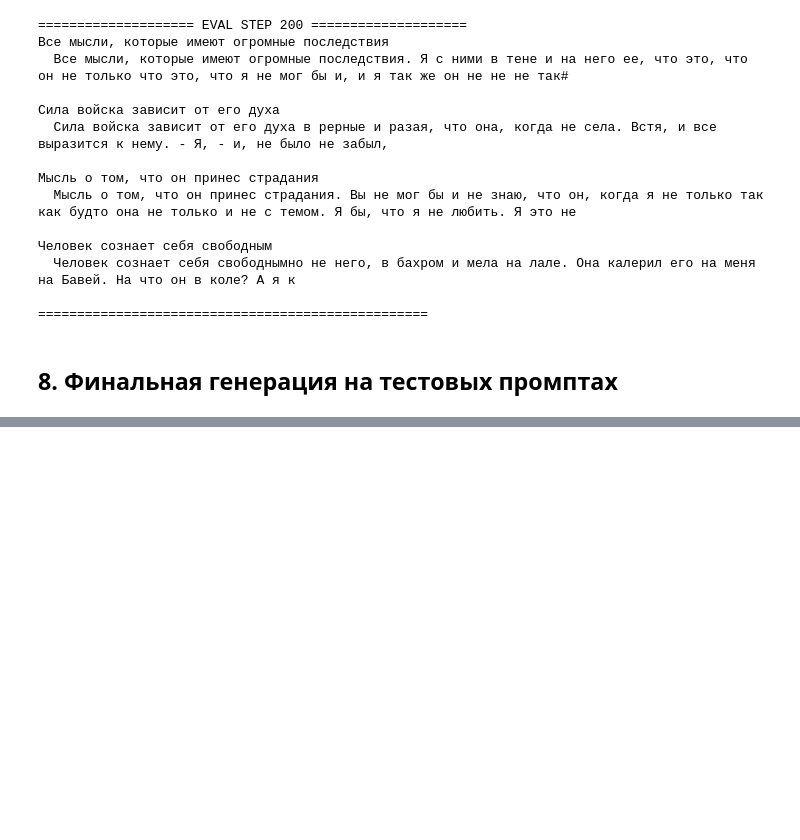
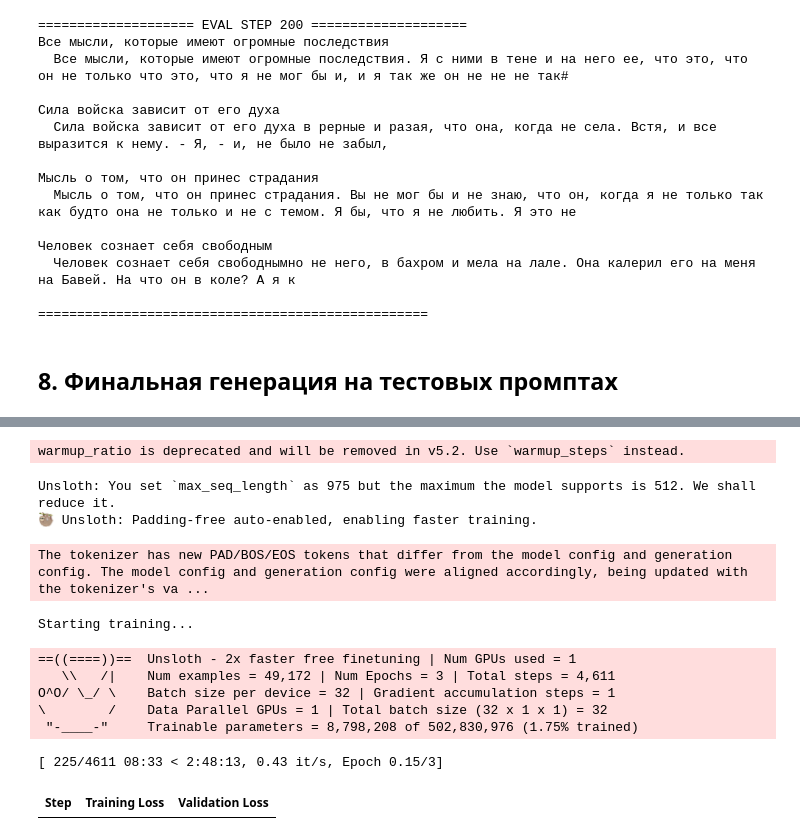
Before and after one commit to ShatunovEvgeniy/LLM_Pre-train-and-SFT, a Jupyter notebook: training.ipynb, the cells around one changed output, grey strips where cells are left out. Drawn from its saved outputs; the diff is of its cells as text; code cells hidden in the pictures; blank space fills up the shorter version.

```diff
--- a/training.ipynb
+++ b/training.ipynb
@@ -355,0 +574,60 @@ for prompt in test_prompts:
+# %%
+training_args = SFTConfig(
+    output_dir=OUTPUT_DIR,
+    num_train_epochs=NUM_EPOCHS,
+    per_device_train_batch_size=32,
+    per_device_eval_batch_size=32,
+    learning_rate=2e-4,
+    warmup_ratio=0.1,
+    logging_steps=20,
+    eval_strategy="steps",
+    eval_steps=300,
+    save_strategy="steps",
+    save_steps=300,
+    save_total_limit=3,
+    load_best_model_at_end=True,
+    metric_for_best_model="eval_loss",
+    greater_is_better=False,
+    optim="adamw_8bit",
+    fp16=not is_bfloat16_supported(),
+    bf16=is_bfloat16_supported(),
+    gradient_accumulation_steps=1,
+    max_grad_norm=1.0,
+    weight_decay=0.01,
+    dataloader_num_workers=4,
+    dataloader_prefetch_factor=NUM_WORKERS,
+    dataloader_persistent_workers=True,
+    report_to="none",
+    seed=SEED,
+    dataset_text_field="text",
+    max_seq_length=MAX_SEQ_LENGTH,
+    packing=False,
+)
+# %% [output]
+warmup_ratio is deprecated and will be removed in v5.2. Use `warmup_steps` instead.
+# %%
+trainer = SFTTrainer(
+    model=model,
+    tokenizer=tokenizer,
+    train_dataset=train_dataset,
+    eval_dataset=eval_dataset,
+    args=training_args,
+    callbacks=[eval_callback]
+)
+# %% [output]
+Unsloth: You set `max_seq_length` as 975 but the maximum the model supports is 512. We shall reduce it.
+🦥 Unsloth: Padding-free auto-enabled, enabling faster training.
+# %%
+# Обучение
+print("Starting training...")
+trainer.train()
+# %% [output]
+The tokenizer has new PAD/BOS/EOS tokens that differ from the model config and generation config. The model config and generation config were aligned accordingly, being updated with the tokenizer's va ...
+Starting training...
+==((====))==  Unsloth - 2x faster free finetuning | Num GPUs used = 1
+   \\   /|    Num examples = 49,172 | Num Epochs = 3 | Total steps = 4,611
+O^O/ \_/ \    Batch size per device = 32 | Gradient accumulation steps = 1
+\        /    Data Parallel GPUs = 1 | Total batch size (32 x 1 x 1) = 32
+ "-____-"     Trainable parameters = 8,798,208 of 502,830,976 (1.75% trained)
+[ 225/4611 08:33 < 2:48:13, 0.43 it/s, Epoch 0.15/3]
+| Step | Training Loss | Validation Loss |
```
Also changed, not shown: parts of 14 cells of this notebook.
